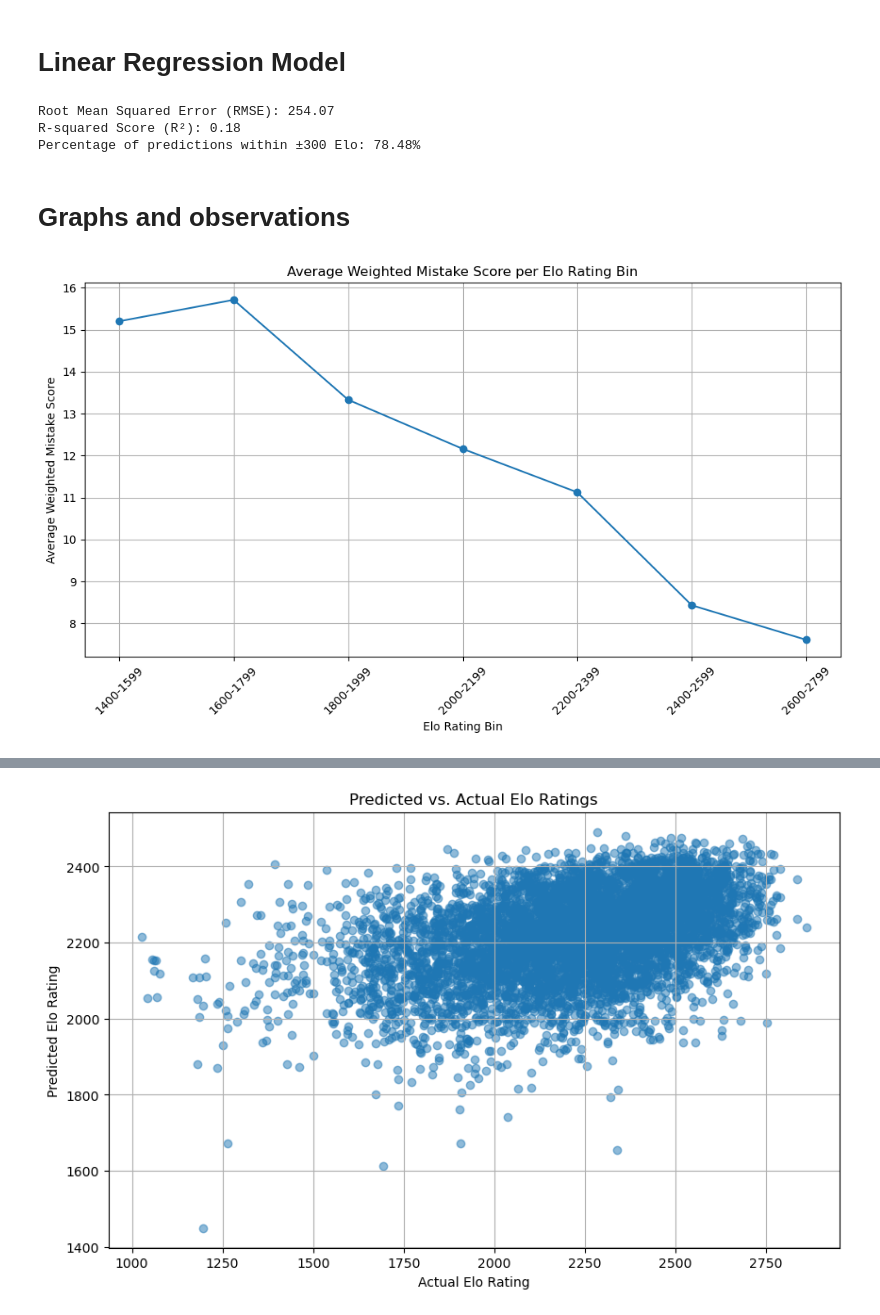
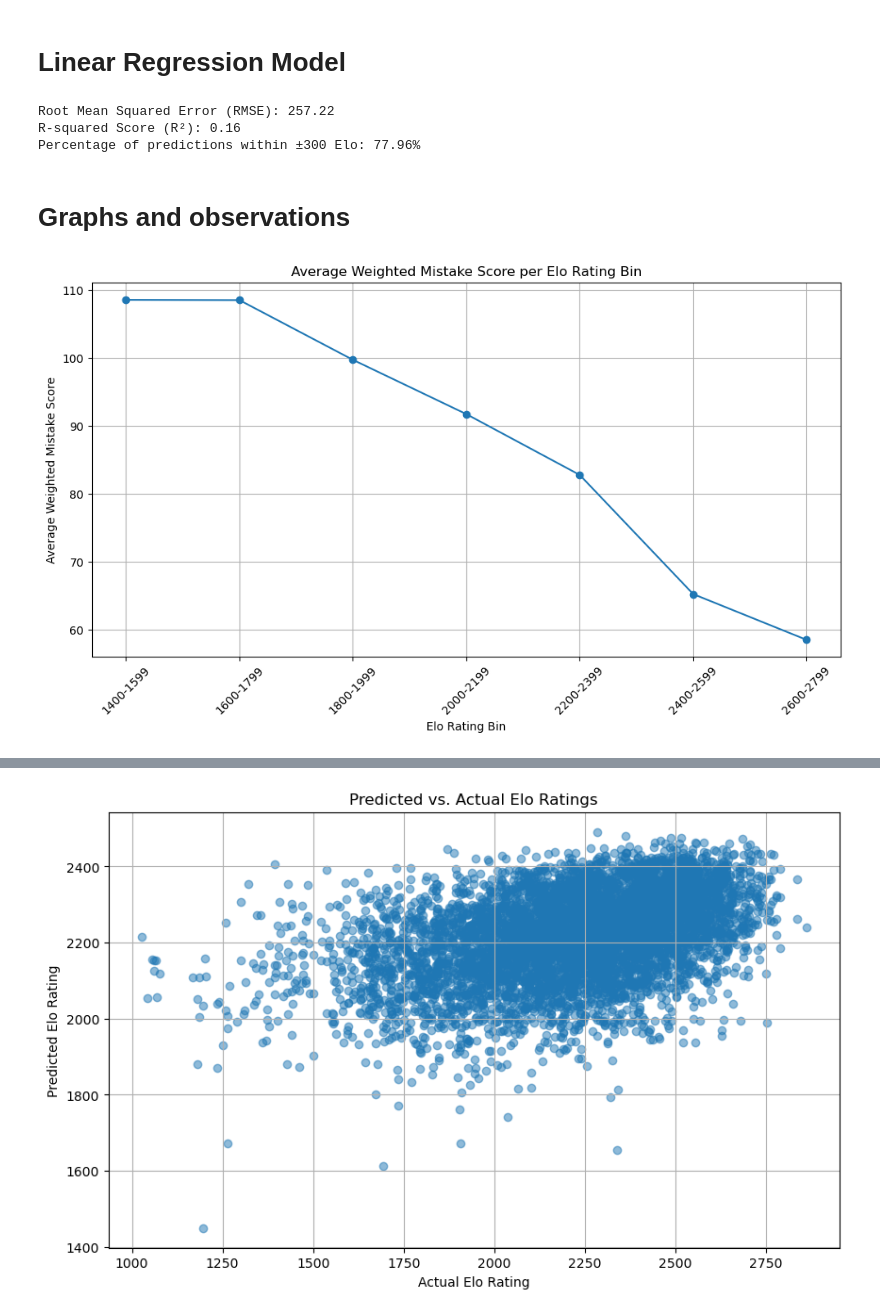
Before and after one commit to dosoe/Guess-The-Elo, a Jupyter notebook: data_analysis/Linear_Regression.ipynb, the cells around one changed output, grey strips where cells are left out. Drawn from its saved outputs; the diff is of its cells as text; code cells hidden in the pictures.

```diff
--- a/data_analysis/Linear_Regression.ipynb
+++ b/data_analysis/Linear_Regression.ipynb
@@ -32,8 +32,8 @@ summary_table=pd.read_csv("summary_table_20.csv")
 # %%
 Number_of_Openings = 70  # Number of top openings to consider
 Color_Player = 'White'   # Player color to analyze ('White' or 'Black')
-categorical_features = ['Opening', 'Result']  # Initial categorical features (Removed 'TotalMovesInterval' here)
-numerical_features = ['AWCL']                 # Initial numerical features
+categorical_features = ['Opening', 'Result', 'TotalMovesInterval']  # Initial categorical features (Removed 'TotalMovesInterval' here)
+numerical_features = []                 # Initial numerical features
 total_moves_bins = [0, 40, 60, 80, 100, 120, np.inf]  # Bins for total moves
 
 # Preprocess 'Opening' column to group less frequent openings as 'Other'
@@ -65,8 +65,6 @@ new_summary_table['TotalMovesInterval'] = pd.cut(
     include_lowest=True
 )
 
-# Add 'TotalMovesInterval' to categorical features
-categorical_features.append('TotalMovesInterval')
 
 # Handle missing values in the target variable
 new_summary_table = new_summary_table.dropna(subset=['Elo'])
@@ -165,14 +163,14 @@ mistake_coef_df = coef_df[coef_df['Feature'].isin(mistake_labels)]
 # print("\nCoefficients for the mistake labels:")
 # print(mistake_coef_df[['Feature', 'Coefficient']])
 # %% [output]
-Root Mean Squared Error (RMSE): 254.07
-R-squared Score (R²): 0.18
-Percentage of predictions within ±300 Elo: 78.48%
+Root Mean Squared Error (RMSE): 257.22
+R-squared Score (R²): 0.16
+Percentage of predictions within ±300 Elo: 77.96%
 # %% [markdown]
 # Graphs and observations
 # %%
 mistake_coefficients = mistake_coef_df.set_index('Feature')['Coefficient'].to_dict()
-
+mistake_coefficients = {k: abs(v) for k, v in mistake_coefficients.items()}
 # Step 2: Compute 'WeightedMistakeScore' using the coefficients
 # Vectorized calculation for efficiency
 coefficients_series = pd.Series(mistake_coefficients)
@@ -186,34 +184,34 @@ for i in range(len(elo_bins) - 1):
     upper = elo_bins[i + 1] - 1  # Subtract 1 to make the upper limit inclusive
     label = f'{int(lower)}-{int(upper)}'
     elo_labels.append(label)
 
 # Assign Elo bins to the data
 new_summary_table['EloBin'] = pd.cut(
     new_summary_table['Elo'],
     bins=elo_bins,
     labels=elo_labels,
     right=False,        # Left-inclusive intervals
     include_lowest=True # Include the lowest value
 )
 
 # Remove rows with missing 'EloBin' values (if any)
 new_summary_table = new_summary_table.dropna(subset=['EloBin'])
 
 # Step 4: Compute average 'WeightedMistakeScore' per Elo bin
 avg_mistake_per_elo_bin = new_summary_table.groupby('EloBin')['WeightedMistakeScore'].mean().reset_index()
 
 # Step 5: Plot the line graph connecting the averages
 plt.figure(figsize=(10, 6))
 plt.plot(avg_mistake_per_elo_bin['EloBin'], avg_mistake_per_elo_bin['WeightedMistakeScore'], marker='o')
 plt.title('Average Weighted Mistake Score per Elo Rating Bin')
 plt.xlabel('Elo Rating Bin')
 plt.ylabel('Average Weighted Mistake Score')
 plt.xticks(rotation=45)
 plt.grid(True)
 plt.tight_layout()
 plt.show()
 # %% [output]
-[figure, old version]
+[figure, new version]
 # %%
 # Assume all necessary libraries are already imported and previous code has been executed
 # The pipeline 'pipeline' has been trained, and 'categorical_features', 'numerical_features',
```
Also changed, not shown: parts of 4 cells of this notebook, 2 other files.
